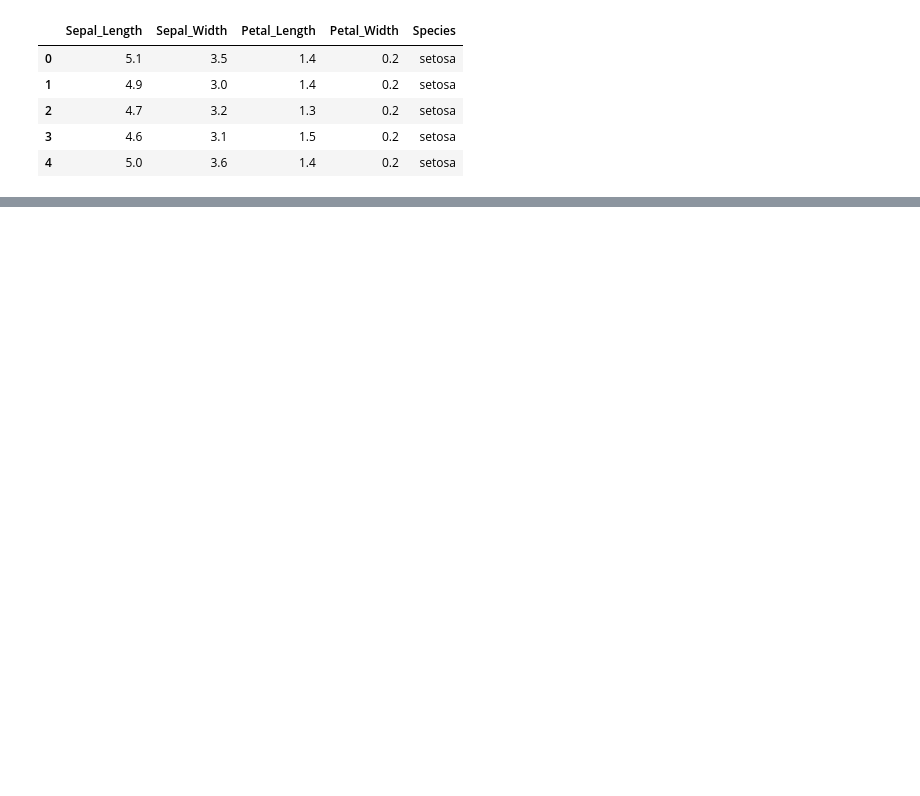
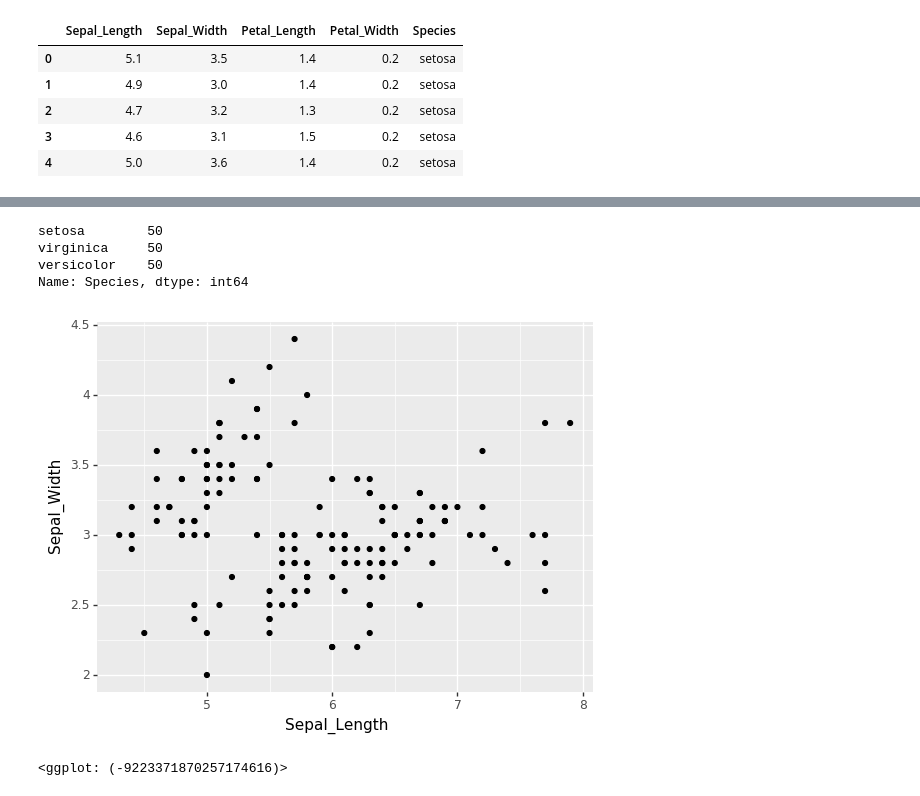
Before and after one commit to kyeonghee-ryu/TIL, a Jupyter notebook: ML&DL/Ch4.dfply & plotnine (1)/Ch4.dfply & plotnine/Untitled1.ipynb, the cells around one changed output, grey strips where cells are left out. Saved outputs shown, nothing was run; the diff lists cells and outputs as text; code cells hidden in the pictures; blank space fills up the shorter version.

```diff
--- a/ML&DL/Ch4.dfply & plotnine (1)/Ch4.dfply & plotnine/Untitled1.ipynb
+++ b/ML&DL/Ch4.dfply & plotnine (1)/Ch4.dfply & plotnine/Untitled1.ipynb
@@ -16,0 +29,13 @@ iris.head()
+# %%
+iris.Species.value_counts()
+# %% [output]
+setosa        50
+virginica     50
+versicolor    50
+Name: Species, dtype: int64
+# %%
+(ggplot(iris, aes("Sepal_Length", "Sepal_Width")) +
+    geom_point())
+# %% [output]
+[figure, added]
+<ggplot: (-9223371870257174616)>
```
Also changed, not shown: parts of 70 cells of this notebook, 5 other files.
